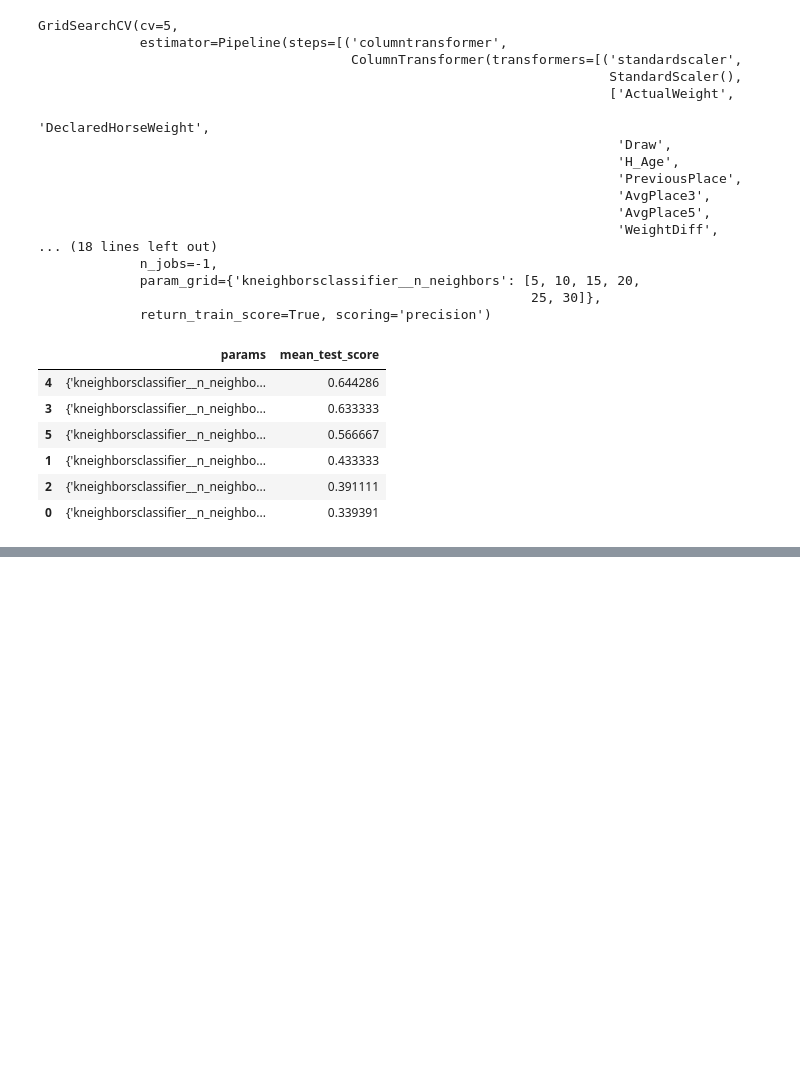
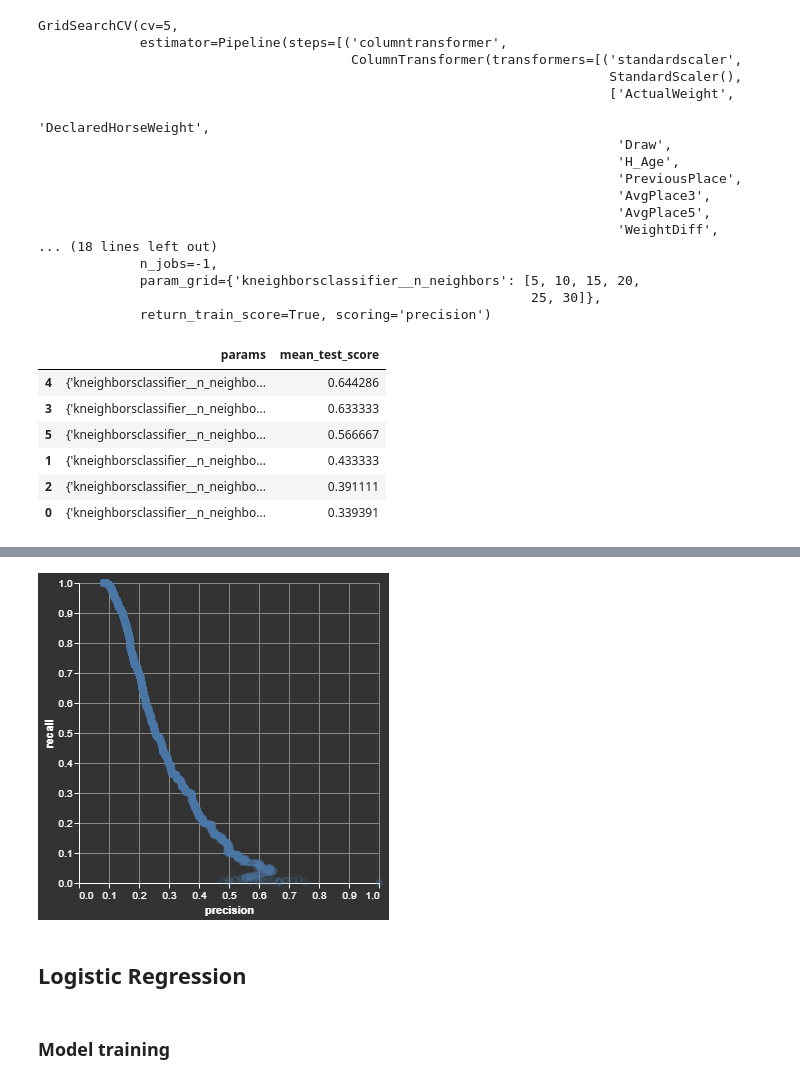
Before and after one commit to morrismanfung/yukoproject2022, a Jupyter notebook: 02-model/001-knn.ipynb, the cells around one changed output, grey strips where cells are left out. Drawn from its saved outputs; the diff is of its cells as text; code cells hidden in the pictures; blank space fills up the shorter version.

```diff
--- a/02-model/001-knn.ipynb
+++ b/02-model/001-knn.ipynb
@@ -209,0 +427,4 @@ weighted avg       0.89      0.92      0.88     13115
+# %%
+pipe_nb = make_pipeline( column_transformer, PowerTransformer(), GaussianNB())
+cv_result_nb = cross_validate( pipe_nb, X_train, y_train, cv = 5, return_train_score = True, scoring = 'precision')
+pd.DataFrame( cv_result_nb)
@@ -209,0 +448,4 @@ weighted avg       0.89      0.92      0.88     13115
+# %%
+pipe_nb.fit( X_train, y_train)
+y_hat_nb = pipe_nb.predict( X_test)
+better_confusion_matrix( y_test, y_hat_nb, labels = [ True, False])
@@ -209,0 +468,10 @@ weighted avg       0.89      0.92      0.88     13115
+# %%
+precision_nb, recall_nb, thresholds_nb = precision_recall_curve( y_test, pipe_nb.predict_proba( X_test)[ :, 1])
+pr_curve_nb = pr_curve( precision_nb, recall_nb, thresholds_nb)
+pr_curve_nb
+# %% [output]
+[figure, added]
+# %% [markdown]
+## Logistic Regression
+# %% [markdown]
+### Model training
```
Also changed, not shown: parts of 69 cells of this notebook.
